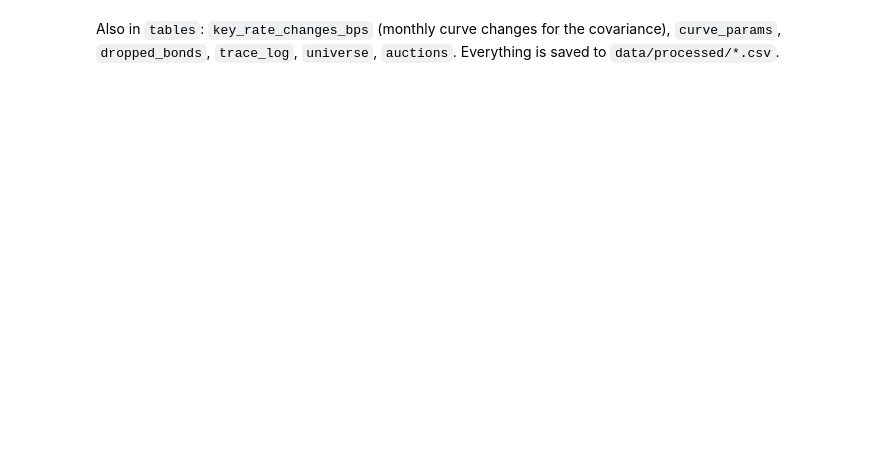
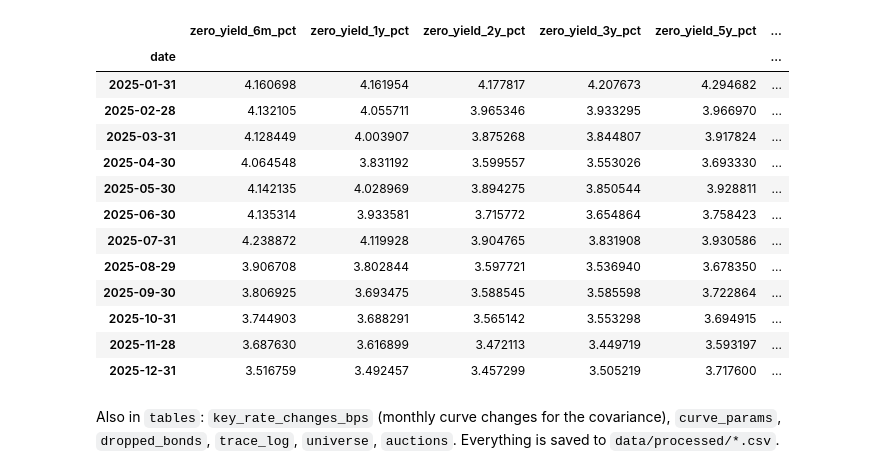
Before and after one commit to s-ychen/Capstone, a Jupyter notebook: data_cleaning/run_pipeline.ipynb, the cells around one changed output. Cells and saved outputs as stored; diff of their text form; code cells hidden in the pictures; blank space fills up the shorter version.

```diff
--- a/data_cleaning/run_pipeline.ipynb
+++ b/data_cleaning/run_pipeline.ipynb
@@ -45,4 +116,19 @@ tables["prices"].head()
 # %%
-tables["yield_curve"].tail()
+tables["yield_curve"]
+# %% [output]
+|  | zero_yield_6m_pct | zero_yield_1y_pct | zero_yield_2y_pct | zero_yield_3y_pct | zero_yield_5y_pct | ... |
+| date |  |  |  |  |  | ... |
+| 2025-01-31 | 4.160698 | 4.161954 | 4.177817 | 4.207673 | 4.294682 | ... |
+| 2025-02-28 | 4.132105 | 4.055711 | 3.965346 | 3.933295 | 3.966970 | ... |
+| 2025-03-31 | 4.128449 | 4.003907 | 3.875268 | 3.844807 | 3.917824 | ... |
+| 2025-04-30 | 4.064548 | 3.831192 | 3.599557 | 3.553026 | 3.693330 | ... |
+| 2025-05-30 | 4.142135 | 4.028969 | 3.894275 | 3.850544 | 3.928811 | ... |
+| 2025-06-30 | 4.135314 | 3.933581 | 3.715772 | 3.654864 | 3.758423 | ... |
+| 2025-07-31 | 4.238872 | 4.119928 | 3.904765 | 3.831908 | 3.930586 | ... |
+| 2025-08-29 | 3.906708 | 3.802844 | 3.597721 | 3.536940 | 3.678350 | ... |
+| 2025-09-30 | 3.806925 | 3.693475 | 3.588545 | 3.585598 | 3.722864 | ... |
+| 2025-10-31 | 3.744903 | 3.688291 | 3.565142 | 3.553298 | 3.694915 | ... |
+| 2025-11-28 | 3.687630 | 3.616899 | 3.472113 | 3.449719 | 3.593197 | ... |
+| 2025-12-31 | 3.516759 | 3.492457 | 3.457299 | 3.505219 | 3.717600 | ... |
 # %% [markdown]
 Also in `tables`: `key_rate_changes_bps` (monthly curve changes for the covariance), `curve_params`, `dropped_bonds`, `trace_log`, `universe`, `auctions`. Everything is saved to `data/processed/*.csv`.
```
Also changed, not shown: parts of 7 cells of this notebook.
